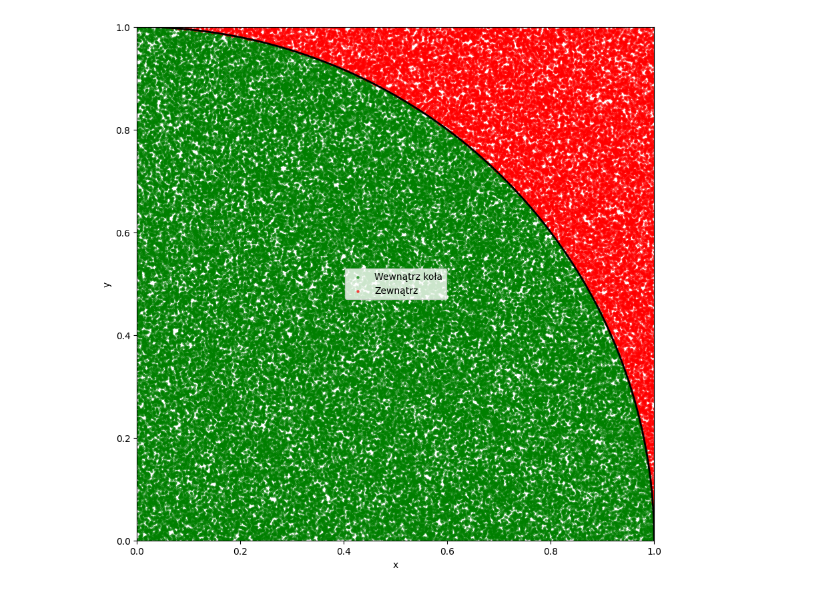
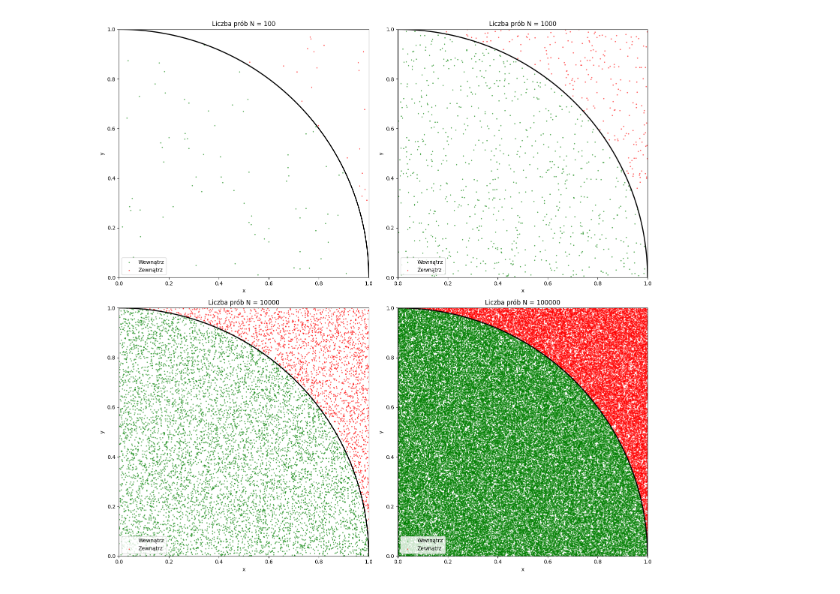
Before and after one commit to ThePolishGuy7/computional_inteligence_in_data_analysis, a Jupyter notebook: src/monte_carlo/monte_carlo.ipynb, the cells around one changed output. Cells and saved outputs as stored; diff of their text form; code cells hidden in the pictures.

```diff
--- a/src/monte_carlo/monte_carlo.ipynb
+++ b/src/monte_carlo/monte_carlo.ipynb
@@ -17,6 +90,14 @@ def estimate_pi(n):
 # %%
 pi_df = []
+
 for _ in range(5):
     pi_df.append(estimate_pi(100000))
-pi_df[2].tail()
+
+final_results = []
+for i, df in enumerate(pi_df):
+    final_pi = df['pi'].iloc[-1]
+    final_results.append({'Seria': i + 1, 'Estymowana wartość PI': final_pi})
+
+summary_df = pd.DataFrame(final_results)
+summary_df
 # %% [output]
@@ -29,42 +116,29 @@ pi_df[2].tail()
 # %%
-fig, ax = plt.subplots(figsize = (10,10), facecolor = "white")
+ns = [100, 1000, 10000, 100000]
+fig, axes = plt.subplots(2, 2, figsize=(15, 15), facecolor="white")
+axes = axes.flatten()
 
-df = pi_df[2]
+for i, n in enumerate(ns):
+    df_temp = estimate_pi(n)
+    ax = axes[i]
 
-df[df["inside"] == 1].plot.scatter(
-    x='x',
-    y='y',
-    color = "green",
-    s = 5,
-    alpha = 0.6,
-    ax = ax,
-    label = "Wewnątrz koła"
-)
+    df_temp[df_temp["inside"] == 1].plot.scatter(
+        x='x', y='y', color="green", s=2, alpha=0.5, ax=ax, label="Wewnątrz"
+    )
+    df_temp[df_temp["inside"] == 0].plot.scatter(
+        x='x', y='y', color="red", s=2, alpha=0.5, ax=ax, label="Zewnątrz"
+    )
 
-df[df["inside"] == 0].plot.scatter(
-    x='x',
-    y='y',
-    color="red",
-    s=5,
-    alpha=0.6,
-    ax=ax,
-    label="Zewnątrz"
-)
+    x_arc = np.linspace(0, 1, 1000)
+    y_arc = np.sqrt(1 - x_arc**2)
+    ax.plot(x_arc, y_arc, color="black", linewidth=2)
 
-x = np.linspace(0, 1, 1000)
-y = np.sqrt(1 - x**2)
+    ax.set_title(f"Liczba prób N = {n}")
+    ax.set_xlim(0, 1)
+    ax.set_ylim(0, 1)
+    ax.legend(loc='lower left')
 
-ax.plot(
-    x,
-    y,
-    color = "black",
-    linewidth = 2,
-    label = "Granica 1/4 koła"
-)
-
-ax.set_xlim(0,1)
-ax.set_ylim(0,1)
-
+plt.tight_layout()
 plt.show()
 # %% [output]
-[figure, old version]
+[figure, new version]
```
Also changed, not shown: parts of 19 cells of this notebook.
